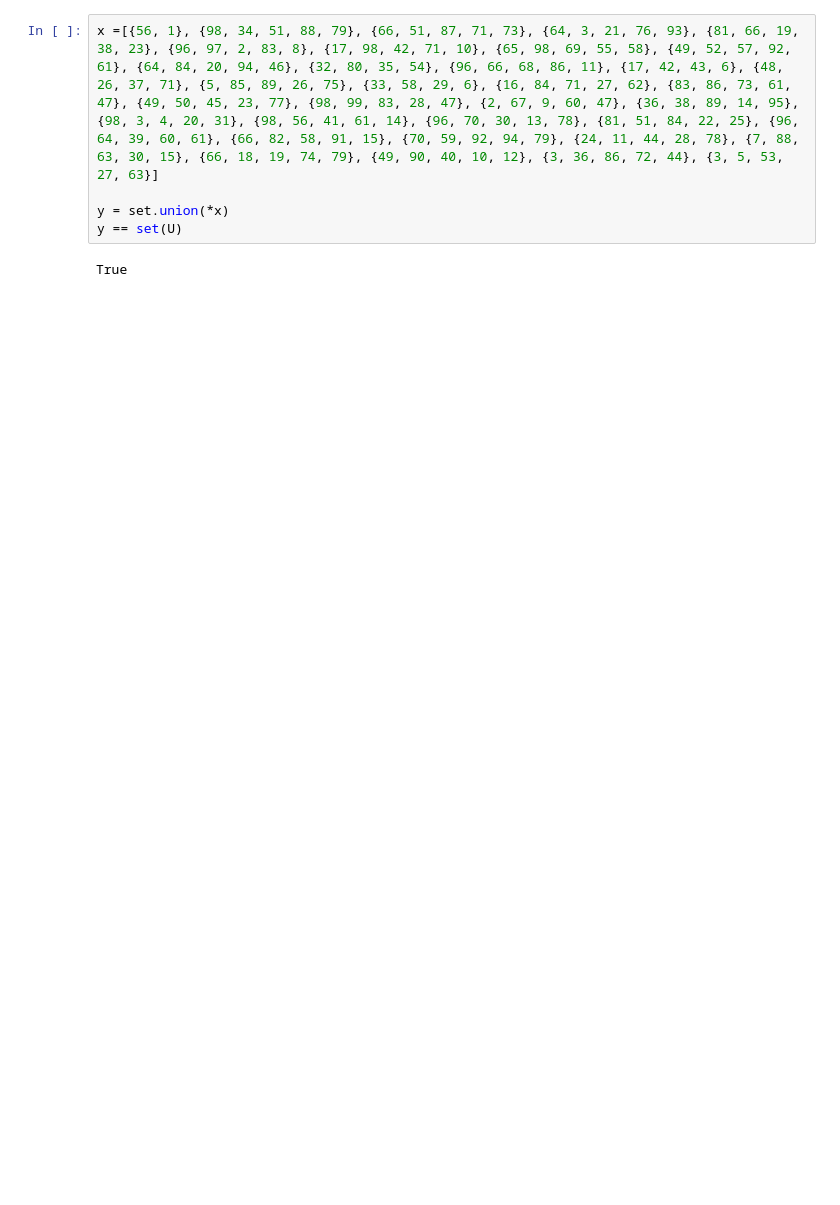
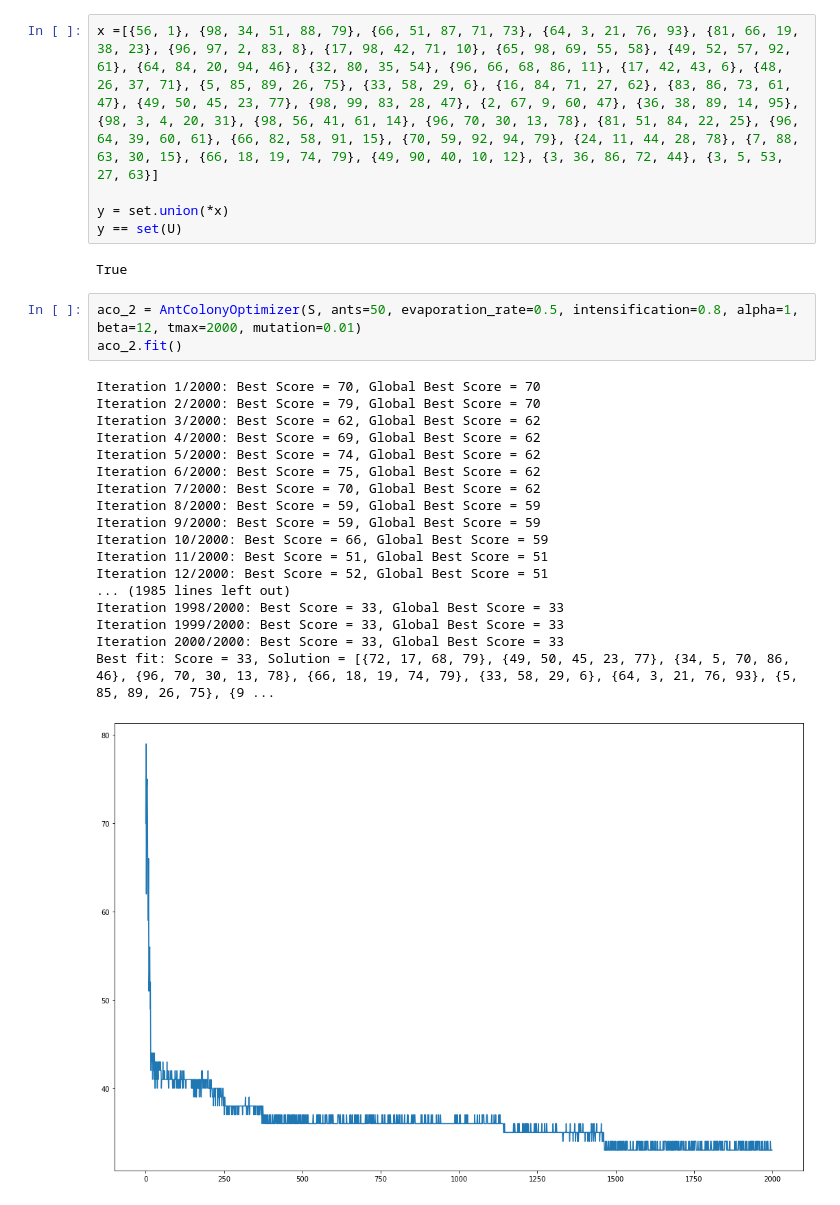
Before and after one commit to JohannesKnopp/ant-colony-optimization-NP-hard, a Jupyter notebook: set_cover/aco_set_cover.ipynb, the cells around one changed output. Cells and saved outputs as stored; diff of their text form; blank space fills up the shorter version.

```diff
--- a/set_cover/aco_set_cover.ipynb
+++ b/set_cover/aco_set_cover.ipynb
@@ -161,3 +164,25 @@ y = set.union(*x)
 y == set(U)
 # %% [output]
 True
+# %%
+aco_2 = AntColonyOptimizer(S, ants=50, evaporation_rate=0.5, intensification=0.8, alpha=1, beta=12, tmax=2000, mutation=0.01)
+aco_2.fit()
+# %% [output]
+Iteration 1/2000: Best Score = 70, Global Best Score = 70
+Iteration 2/2000: Best Score = 79, Global Best Score = 70
+Iteration 3/2000: Best Score = 62, Global Best Score = 62
+Iteration 4/2000: Best Score = 69, Global Best Score = 62
+Iteration 5/2000: Best Score = 74, Global Best Score = 62
+Iteration 6/2000: Best Score = 75, Global Best Score = 62
+Iteration 7/2000: Best Score = 70, Global Best Score = 62
+Iteration 8/2000: Best Score = 59, Global Best Score = 59
+Iteration 9/2000: Best Score = 59, Global Best Score = 59
+Iteration 10/2000: Best Score = 66, Global Best Score = 59
+Iteration 11/2000: Best Score = 51, Global Best Score = 51
+Iteration 12/2000: Best Score = 52, Global Best Score = 51
+... (1985 lines left out)
+Iteration 1998/2000: Best Score = 33, Global Best Score = 33
+Iteration 1999/2000: Best Score = 33, Global Best Score = 33
+Iteration 2000/2000: Best Score = 33, Global Best Score = 33
+Best fit: Score = 33, Solution = [{72, 17, 68, 79}, {49, 50, 45, 23, 77}, {34, 5, 70, 86, 46}, {96, 70, 30, 13, 78}, {66, 18, 19, 74, 79}, {33, 58, 29, 6}, {64, 3, 21, 76, 93}, {5, 85, 89, 26, 75}, {9 ...
+[figure, added]
```
Also changed, not shown: parts of 4 cells of this notebook.
